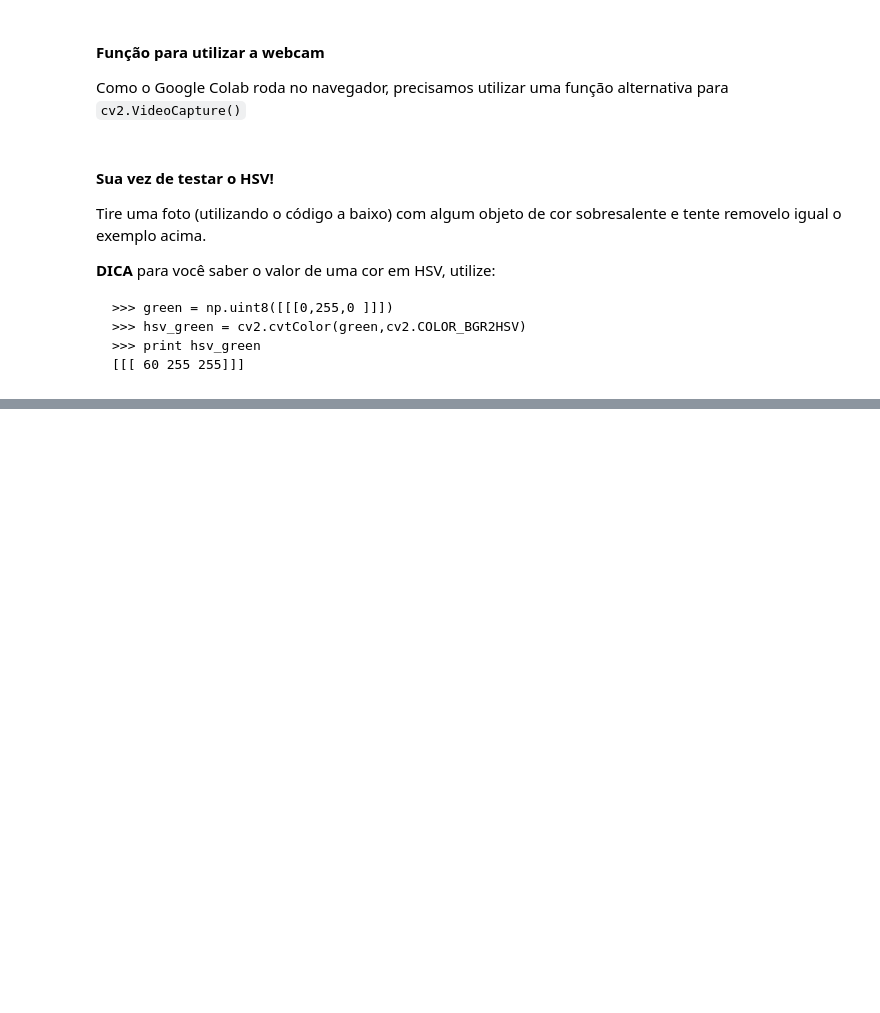
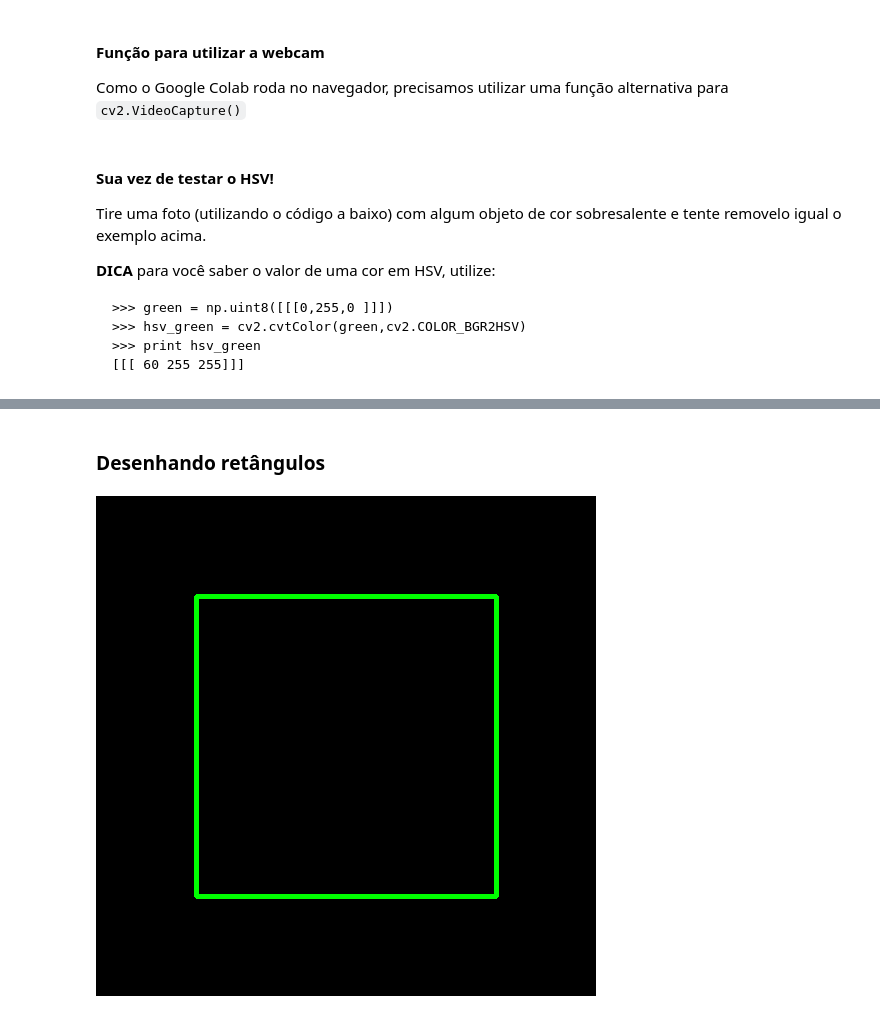
Before and after one commit to naanadr/opencv-crash-course, a Jupyter notebook: opencv_crash_course.ipynb, the cells around one changed output, grey strips where cells are left out. Drawn from its saved outputs; the diff is of its cells as text; code cells hidden in the pictures; blank space fills up the shorter version.

```diff
--- a/opencv_crash_course.ipynb
+++ b/opencv_crash_course.ipynb
@@ -321,0 +370,10 @@ except Exception as err:
+# %% [markdown]
+### Desenhando retângulos
+# %%
+img_copy = black_img.copy()
+cv2.rectangle(img_copy, (100, 100), (400, 400), (0, 255, 0), 3)
+# cv2.rectangle(img_copy, (100, 100), (400, 400), (0, 255, 0), -1)
+
+cv2_imshow(img_copy)
+# %% [output]
+[figure, added]
```
Also changed, not shown: parts of 69 cells of this notebook.
